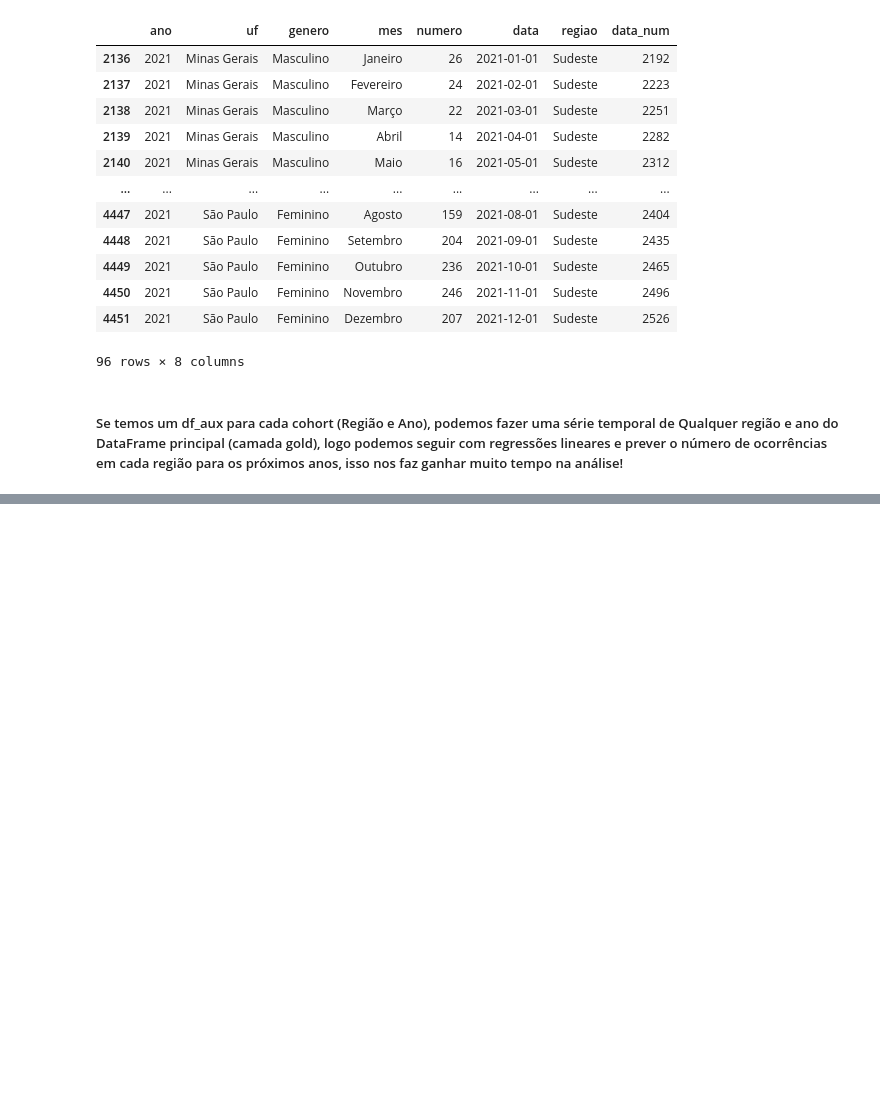
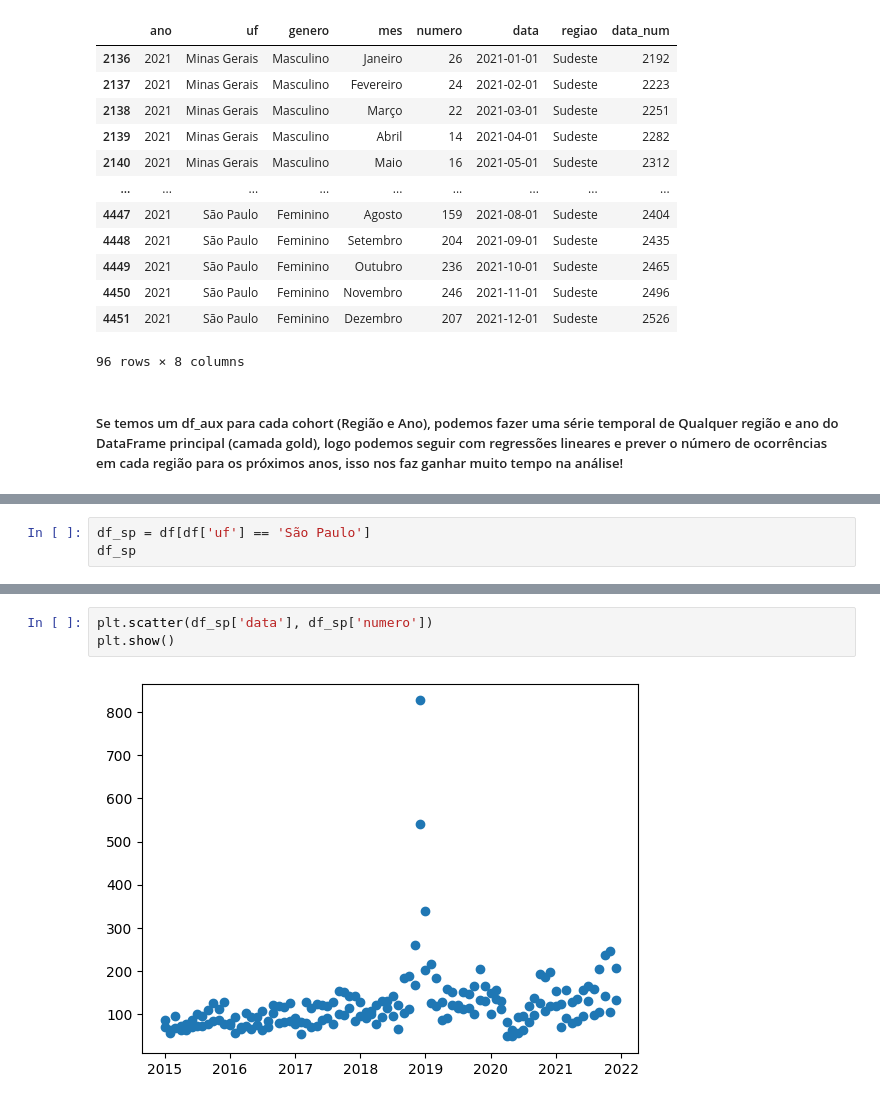
Before and after one commit to gustavo-rocha-barbosa/case-data-science-media-monks-2024, a Jupyter notebook: 2) Case Análise de Dados/main.ipynb, the cells around one changed output, grey strips where cells are left out. Saved outputs shown, nothing was run; the diff lists cells and outputs as text; blank space fills up the shorter version.

```diff
--- a/main.ipynb
+++ b/2) Case Análise de Dados/main.ipynb
@@ -457,0 +487,3 @@ funcao_cohort()
+# %%
+df_sp = df[df['uf'] == 'São Paulo']
+df_sp
@@ -457,0 +504,5 @@ funcao_cohort()
+# %%
+plt.scatter(df_sp['data'], df_sp['numero'])
+plt.show()
+# %% [output]
+[figure, added]
```
Also changed, not shown: parts of 7 cells of this notebook, 25 other files.
